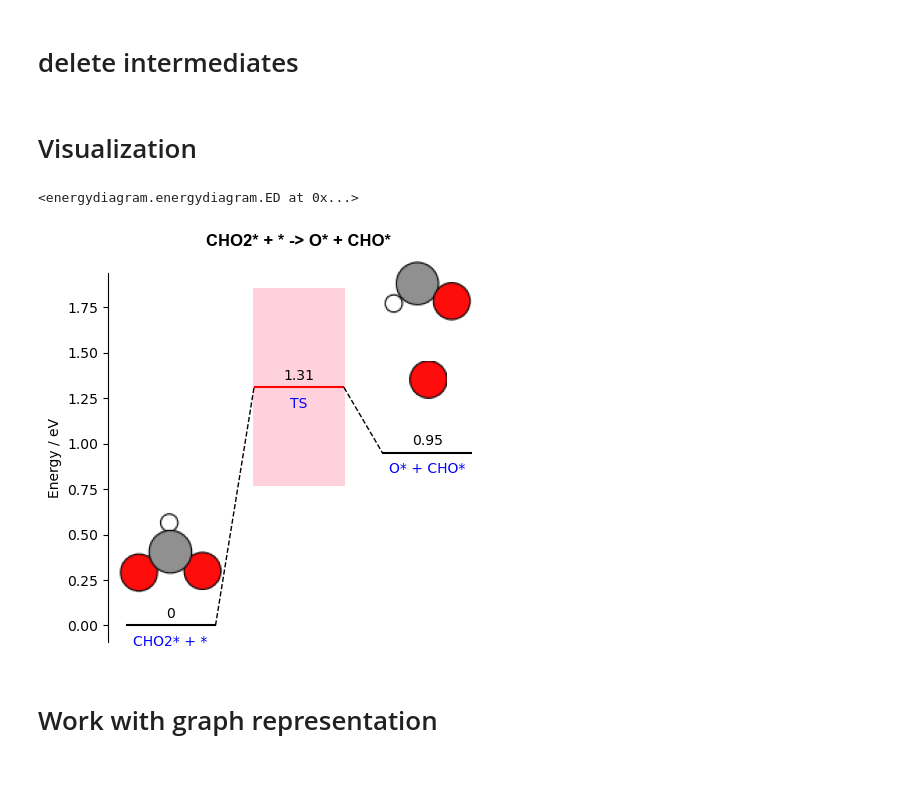
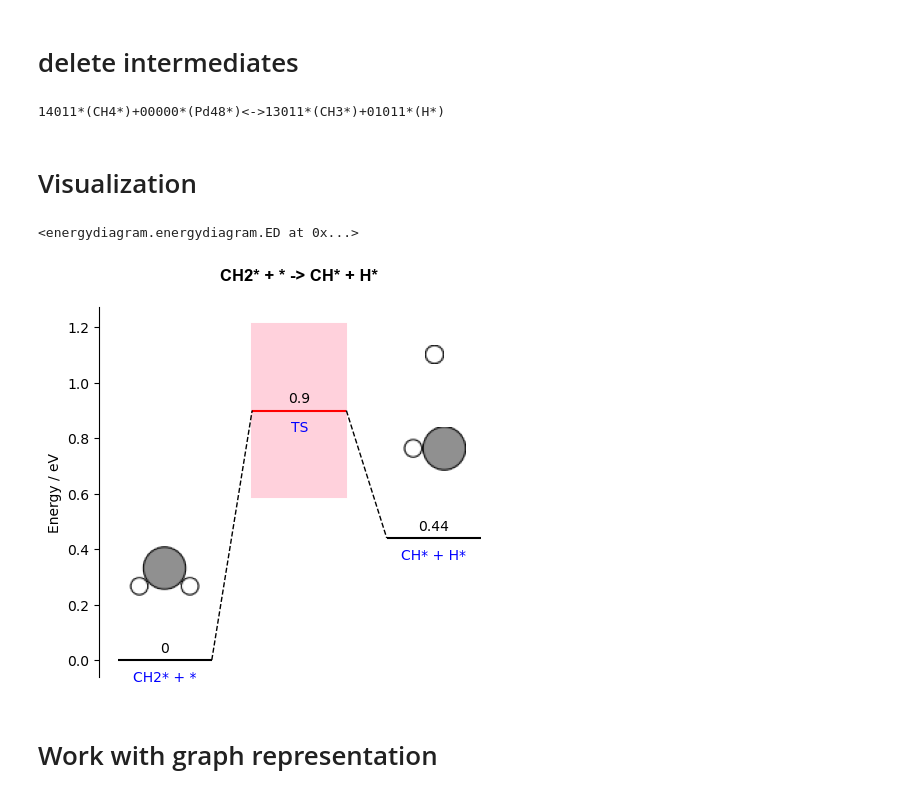
Before and after one commit to LopezGroup-ICIQ/care, a Jupyter notebook: notebooks/rxn_mk.ipynb, the cells around one changed output. Cells and saved outputs as stored; diff of their text form; code cells hidden in the pictures.

```diff
--- a/notebooks/rxn_mk.ipynb
+++ b/notebooks/rxn_mk.ipynb
@@ -37,6 +37,11 @@ ngr
 # %%
 rxn_net.del_intermediates(["12411*"])
 print(rxn_net)
+# %%
+rxn_net.reactions[0]
+rxn_net.search_ts_by_code('14011*(CH4*)+00000*(Pd48*)<->13011*(CH3*)+01011*(H*)')
+# %% [output]
+14011*(CH4*)+00000*(Pd48*)<->13011*(CH3*)+01011*(H*)
 # %% [markdown]
 # Visualization
 # %%
@@ -44,10 +49,10 @@ rxn_net.visualize_intermediate('01011*')
 # %%
 for rxn in rxn_net.reactions:
     rxn.calc_reaction_barrier(bep_params=[0.55, 0.8])
-rxn_net.visualize_reaction(55, show_uncertainty=True)
+rxn_net.visualize_reaction(2, show_uncertainty=True)
 # %% [output]
 <energydiagram.energydiagram.ED at 0x...>
-[figure, old version]
+[figure, new version]
 # %% [markdown]
 # Work with graph representation
 # %%
```
Also changed, not shown: 1 other file.
